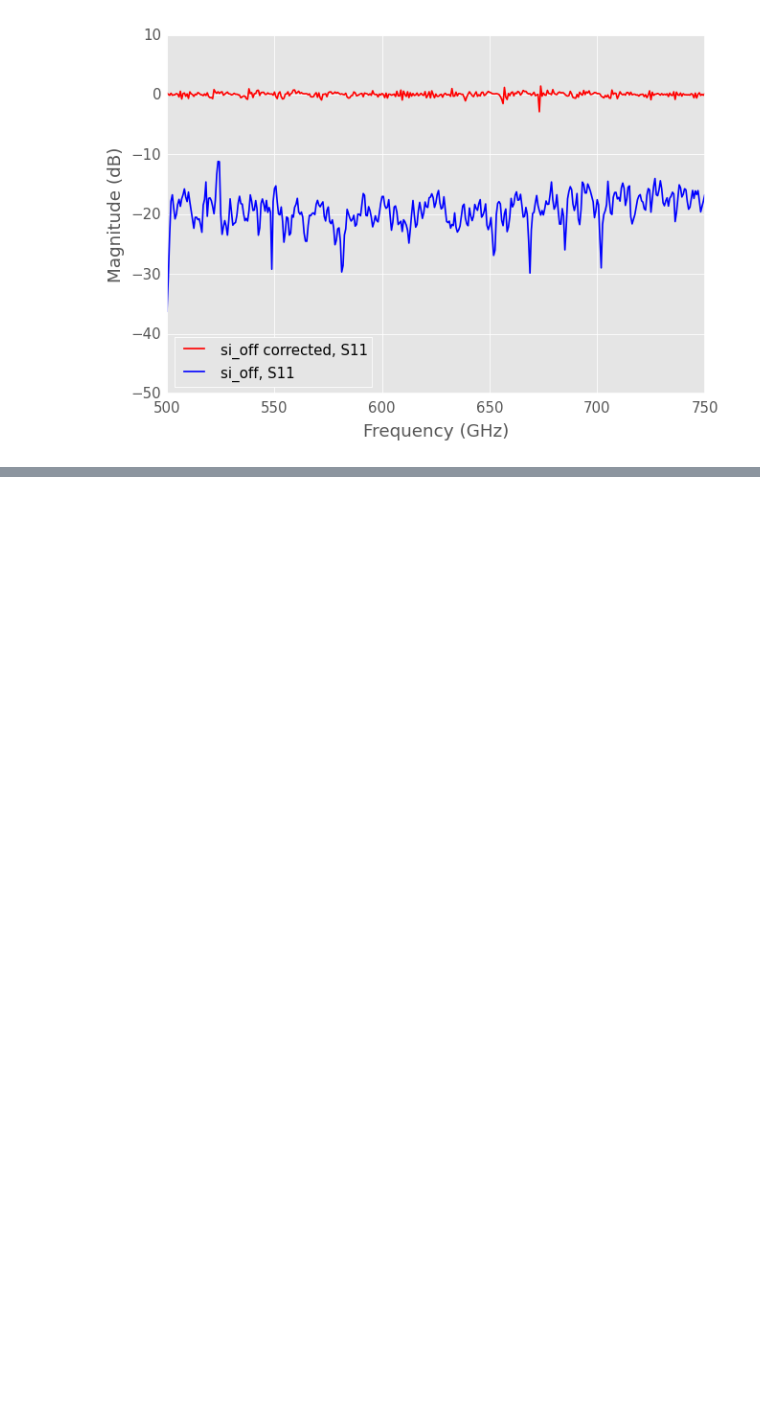
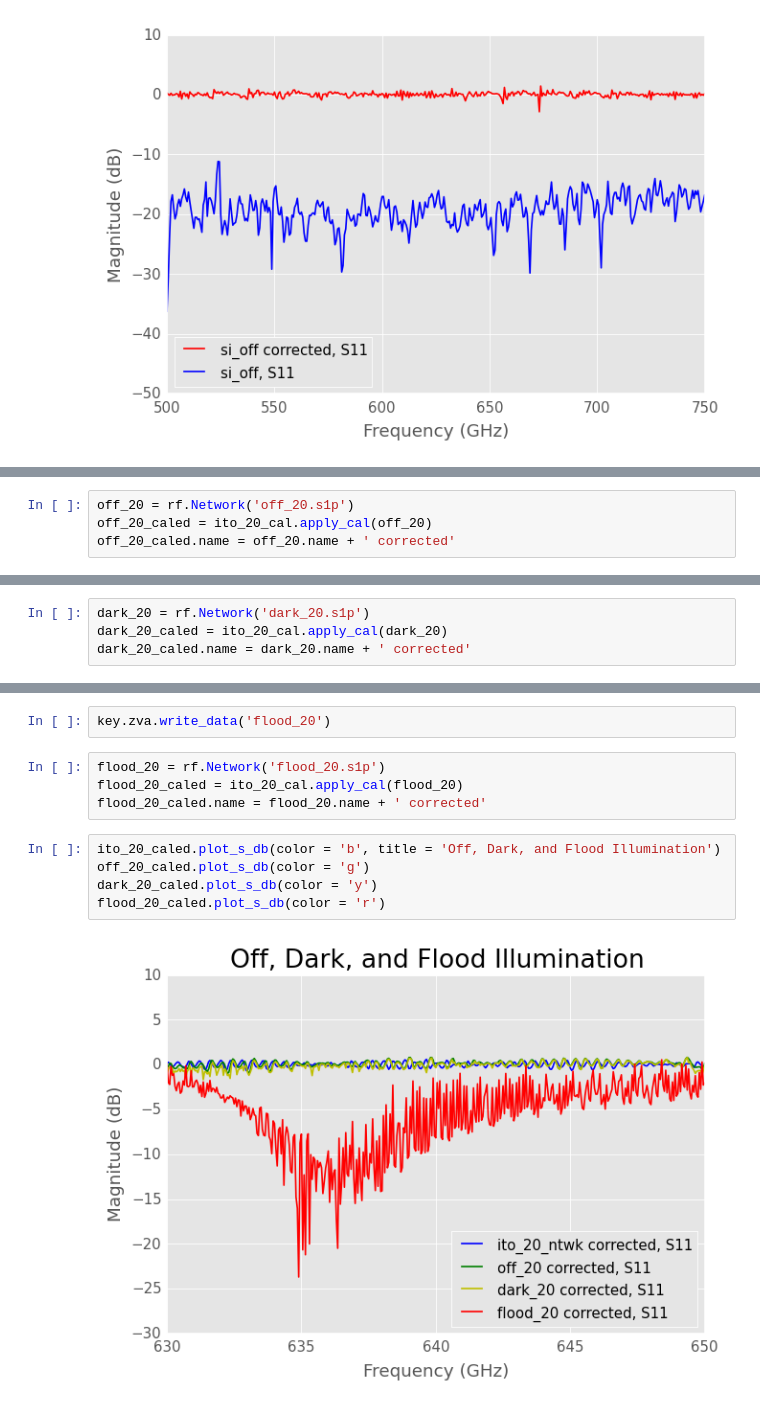
Before and after one commit to nds5yf/THzCAI, a Jupyter notebook: Research/Imaging Worksheets/Silicon Characterization/Silicon Characterization.ipynb, the cells around one changed output, grey strips where cells are left out. Cells and saved outputs as stored; diff of their text form; blank space fills up the shorter version.

```diff
--- a/Research/Imaging Worksheets/Silicon Characterization/Silicon Characterization.ipynb
+++ b/Research/Imaging Worksheets/Silicon Characterization/Silicon Characterization.ipynb
@@ -80,0 +107,4 @@ si_off.plot_s_db(color = 'b')
+# %%
+off_20 = rf.Network('off_20.s1p')
+off_20_caled = ito_20_cal.apply_cal(off_20)
+off_20_caled.name = off_20.name + ' corrected'
@@ -80,0 +115,4 @@ si_off.plot_s_db(color = 'b')
+# %%
+dark_20 = rf.Network('dark_20.s1p')
+dark_20_caled = ito_20_cal.apply_cal(dark_20)
+dark_20_caled.name = dark_20.name + ' corrected'
@@ -80,0 +121,13 @@ si_off.plot_s_db(color = 'b')
+# %%
+key.zva.write_data('flood_20')
+# %%
+flood_20 = rf.Network('flood_20.s1p')
+flood_20_caled = ito_20_cal.apply_cal(flood_20)
+flood_20_caled.name = flood_20.name + ' corrected'
+# %%
+ito_20_caled.plot_s_db(color = 'b', title = 'Off, Dark, and Flood Illumination')
+off_20_caled.plot_s_db(color = 'g')
+dark_20_caled.plot_s_db(color = 'y')
+flood_20_caled.plot_s_db(color = 'r')
+# %% [output]
+[figure, added]
```
Also changed, not shown: parts of 15 cells of this notebook, 6 other files.
